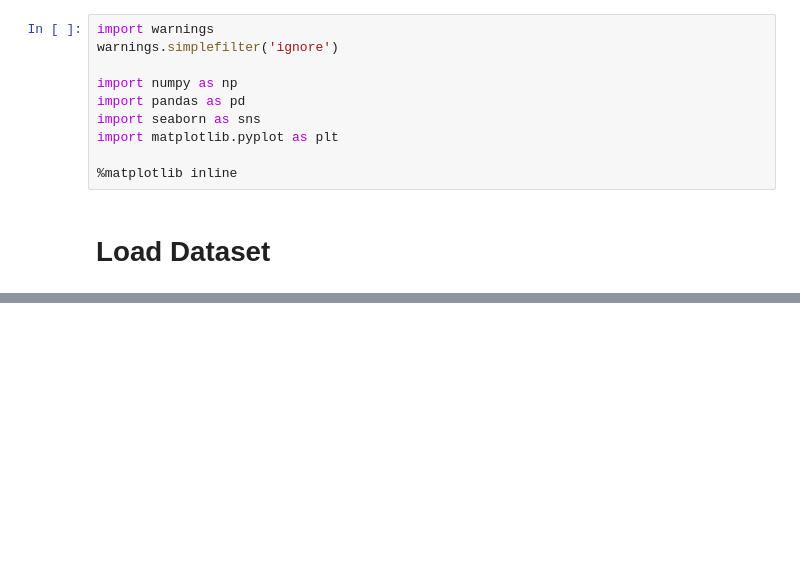
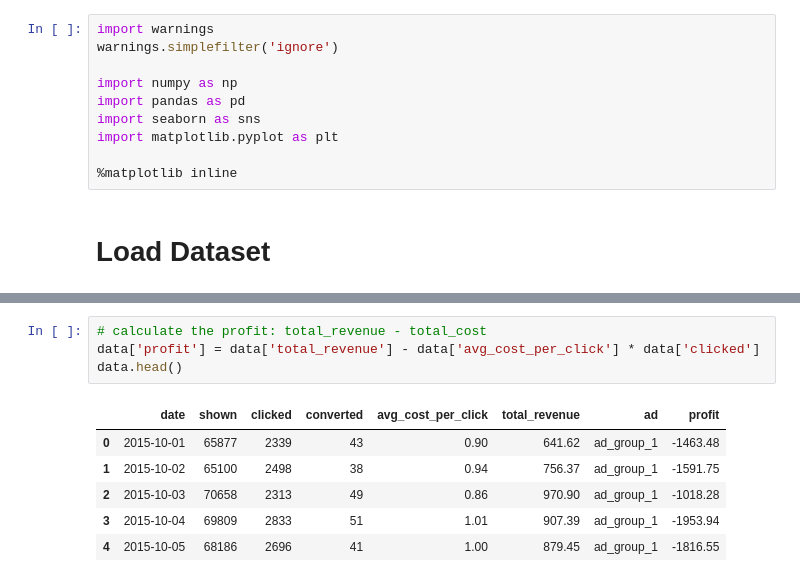
Before and after one commit to JifuZhao/DS-Take-Home, a Jupyter notebook: 20. Ads Analysis.ipynb, the cells around one changed output, grey strips where cells are left out. Drawn from its saved outputs; the diff is of its cells as text; blank space fills up the shorter version.

```diff
--- a/20. Ads Analysis.ipynb
+++ b/20. Ads Analysis.ipynb
@@ -79,0 +57,11 @@ array(['ad_group_1', 'ad_group_2', 'ad_group_3', 'ad_group_4',
+# %%
+# calculate the profit: total_revenue - total_cost
+data['profit'] = data['total_revenue'] - data['avg_cost_per_click'] * data['clicked']
+data.head()
+# %% [output]
+|  | date | shown | clicked | converted | avg_cost_per_click | total_revenue | ad | profit |
+| 0 | 2015-10-01 | 65877 | 2339 | 43 | 0.90 | 641.62 | ad_group_1 | -1463.48 |
+| 1 | 2015-10-02 | 65100 | 2498 | 38 | 0.94 | 756.37 | ad_group_1 | -1591.75 |
+| 2 | 2015-10-03 | 70658 | 2313 | 49 | 0.86 | 970.90 | ad_group_1 | -1018.28 |
+| 3 | 2015-10-04 | 69809 | 2833 | 51 | 1.01 | 907.39 | ad_group_1 | -1953.94 |
+| 4 | 2015-10-05 | 68186 | 2696 | 41 | 1.00 | 879.45 | ad_group_1 | -1816.55 |
```
Also changed, not shown: parts of 17 cells of this notebook.
